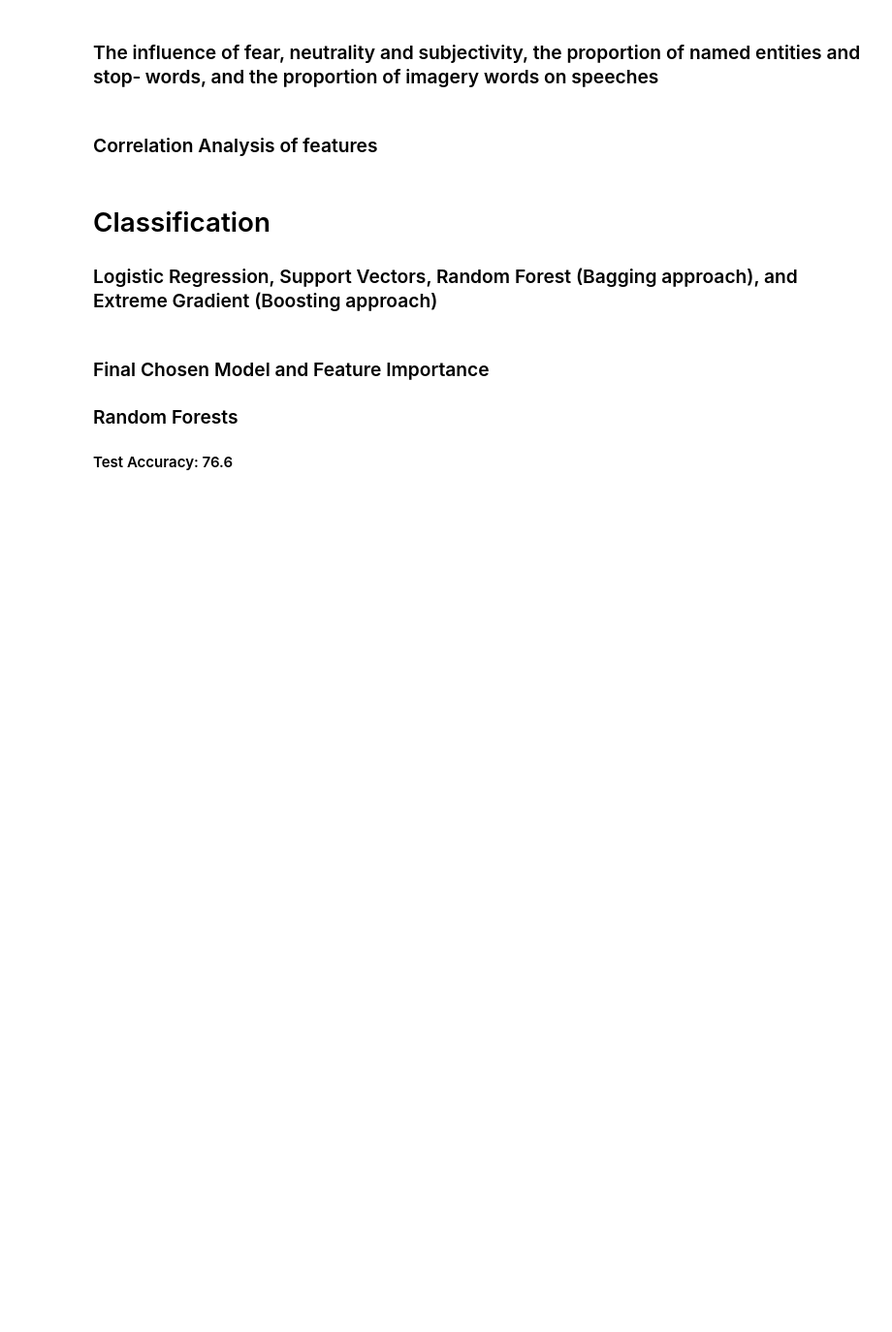
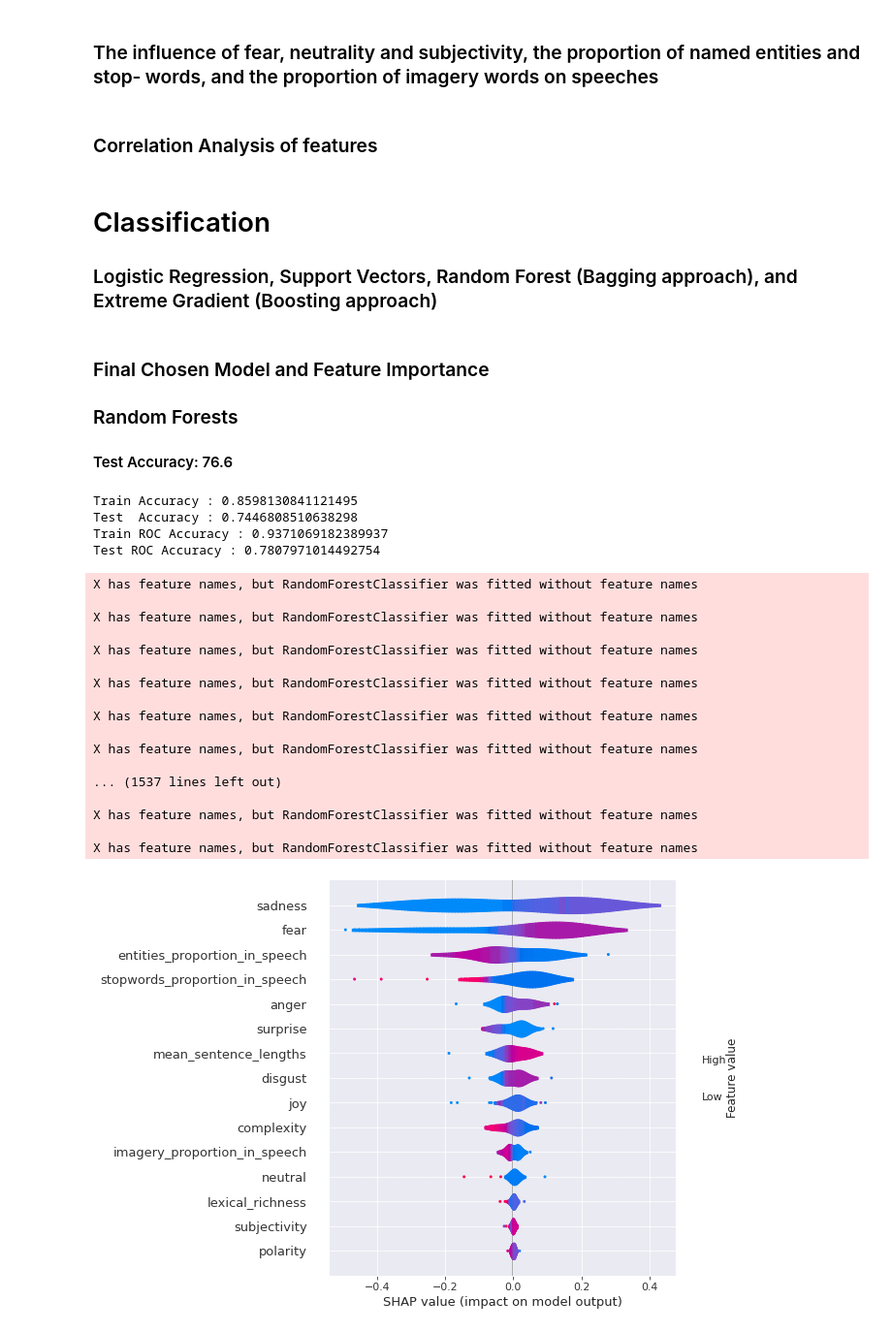
Before and after one commit to hovhannes-margaryan/mda_project_what_makes_a_great_speech, a Jupyter notebook: analysis_of_speech.ipynb, the cells around one changed output. Shown at 97% size. Cells and saved outputs as stored; diff of their text form; code cells hidden in the pictures; blank space fills up the shorter version.

```diff
--- a/analysis_of_speech.ipynb
+++ b/analysis_of_speech.ipynb
@@ -276,31 +276,54 @@ X_train, X_test, y_train, y_test = train_test_split(data, target, test_size=0.3,
                                                     stratify=target, random_state=109)
 scaler = RobustScaler()
 X_train_scaled = scaler.fit_transform(X_train)
 X_test_scaled=scaler.transform(X_test)
 
-model=RandomForestClassifier(verbose = True,n_estimators=500, max_depth= 4,
+model=RandomForestClassifier(verbose = 0, n_estimators=500, max_depth= 4,
                              min_samples_leaf= 2,min_samples_split= 42)
 
 model.fit(X_train_scaled, y_train)
 y_train_pred = model.predict(X_train_scaled)
 y_test_pred = model.predict(X_test_scaled)
 
 y_train_pred_scores=model.predict_proba(X_train_scaled)[:,1]
 y_test_pred_scores=model.predict_proba(X_test_scaled)[:,1]
 
 roc_train=roc_auc_score(y_train, y_train_pred_scores)
 roc_test=roc_auc_score(y_test, y_test_pred_scores)
 ac_train= metrics.accuracy_score(y_train, y_train_pred)
 ac_test= metrics.accuracy_score(y_test, y_test_pred)
 print("Train Accuracy :",ac_train)
 print("Test  Accuracy :",ac_test)
 print("Train ROC Accuracy :",roc_train)
 print("Test ROC Accuracy :",roc_test)
 
 
 feature_names =df.iloc[:, 5:-1].columns
 df_X_train_scaled = pd.DataFrame(X_train_scaled,columns=feature_names)
 df_X_test_scaled = pd.DataFrame(X_test_scaled,columns=feature_names)
 explainer = shap.Explainer(model.predict, df_X_test_scaled)
 shap_values = explainer(df_X_test_scaled)
 shap.summary_plot(shap_values, plot_type='violin')
+# %% [output]
+Train Accuracy : 0.8598130841121495
+Test  Accuracy : 0.7446808510638298
+Train ROC Accuracy : 0.9371069182389937
+Test ROC Accuracy : 0.7807971014492754
+X has feature names, but RandomForestClassifier was fitted without feature names
+
+X has feature names, but RandomForestClassifier was fitted without feature names
+
+X has feature names, but RandomForestClassifier was fitted without feature names
+
+X has feature names, but RandomForestClassifier was fitted without feature names
+
+X has feature names, but RandomForestClassifier was fitted without feature names
+
+X has feature names, but RandomForestClassifier was fitted without feature names
+
+... (1537 lines left out)
+
+X has feature names, but RandomForestClassifier was fitted without feature names
+
+X has feature names, but RandomForestClassifier was fitted without feature names
+[figure, added]
```
Also changed, not shown: parts of 1 cell of this notebook, 1 other file.
